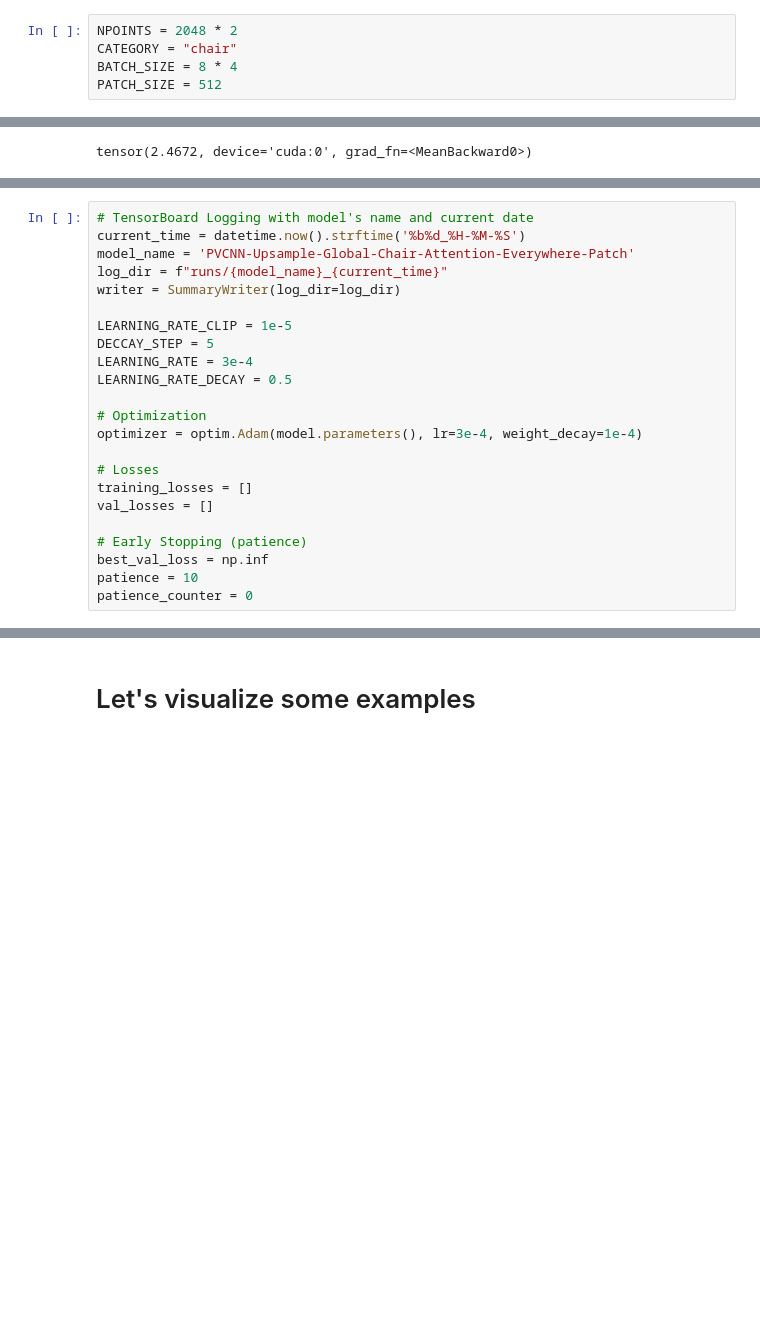
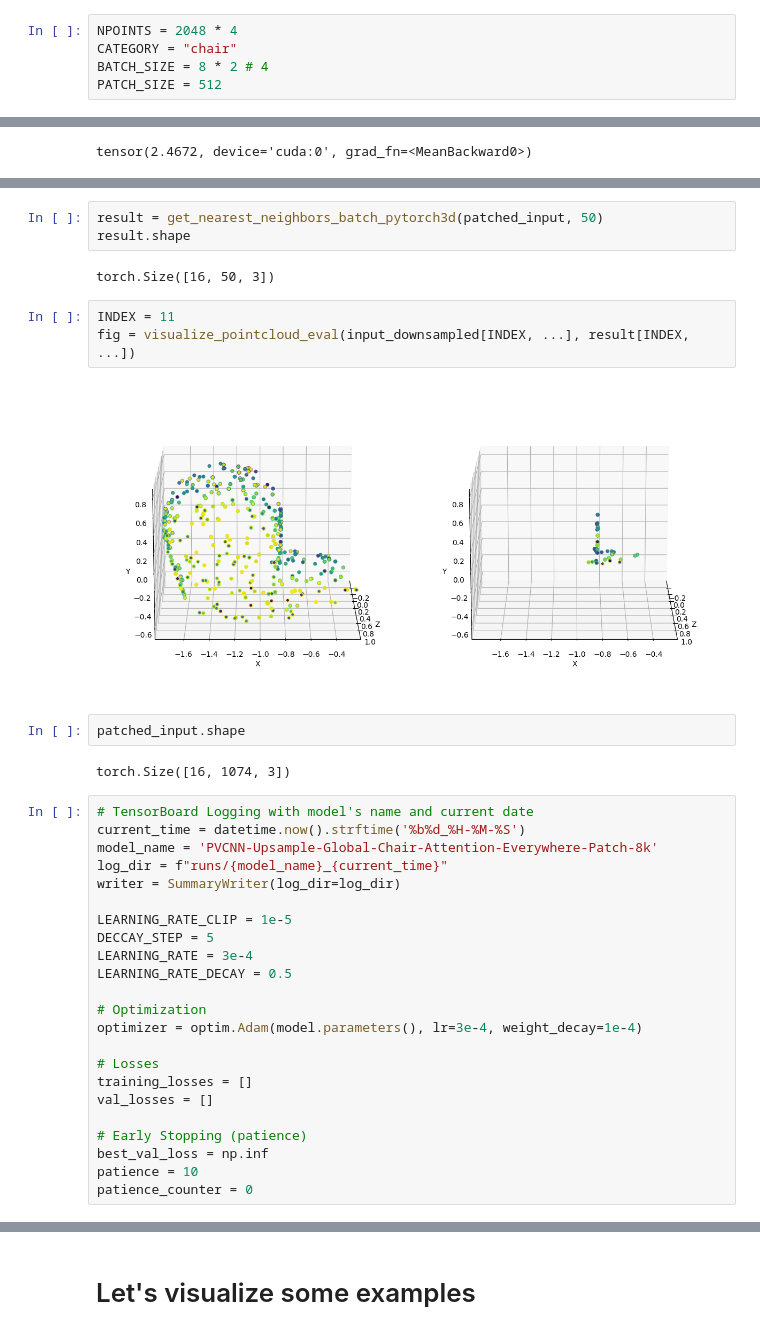
Before and after one commit to kristiyansakalyan/coarse-to-fine-shapes, a Jupyter notebook: train_PVCNN_Upsample-Noise-Global-Chair-Attention-Upsampler-Patch-Based.ipynb, the cells around one changed output, grey strips where cells are left out. Saved outputs shown, nothing was run; the diff lists cells and outputs as text; blank space fills up the shorter version.

```diff
--- a/train_PVCNN_Upsample-Noise-Global-Chair-Attention-Upsampler-Patch-Based.ipynb
+++ b/train_PVCNN_Upsample-Noise-Global-Chair-Attention-Upsampler-Patch-Based.ipynb
@@ -27,9 +27,9 @@ from visuals.visuals_util import rotate_point_cloud_x, rotate_point_cloud_z, rot
 # %% [markdown]
 # Prepare Datasets and DataLoaders
 # %%
-NPOINTS = 2048 * 2
+NPOINTS = 2048 * 4
 CATEGORY = "chair"
-BATCH_SIZE = 8 * 4
+BATCH_SIZE = 8 * 2 # 4
 PATCH_SIZE = 512
 # %%
 tr_dataset = ShapeNet15kPointClouds(root_dir="./ShapeNetCore.v2.PC15k",
@@ -191,7 +198,21 @@ tensor(2.4672, device='cuda:0', grad_fn=<MeanBackward0>)
+# %%
+result = get_nearest_neighbors_batch_pytorch3d(patched_input, 50)
+result.shape
+# %% [output]
+torch.Size([16, 50, 3])
+# %%
+INDEX = 11
+fig = visualize_pointcloud_eval(input_downsampled[INDEX, ...], result[INDEX, ...])
+# %% [output]
+[figure, added]
+# %%
+patched_input.shape
+# %% [output]
+torch.Size([16, 1074, 3])
 # %%
 # TensorBoard Logging with model's name and current date
 current_time = datetime.now().strftime('%b%d_%H-%M-%S')
-model_name = 'PVCNN-Upsample-Global-Chair-Attention-Everywhere-Patch'
+model_name = 'PVCNN-Upsample-Global-Chair-Attention-Everywhere-Patch-8k'
 log_dir = f"runs/{model_name}_{current_time}"
 writer = SummaryWriter(log_dir=log_dir)
 
```
Also changed, not shown: parts of 29 cells of this notebook, 14 other files.
